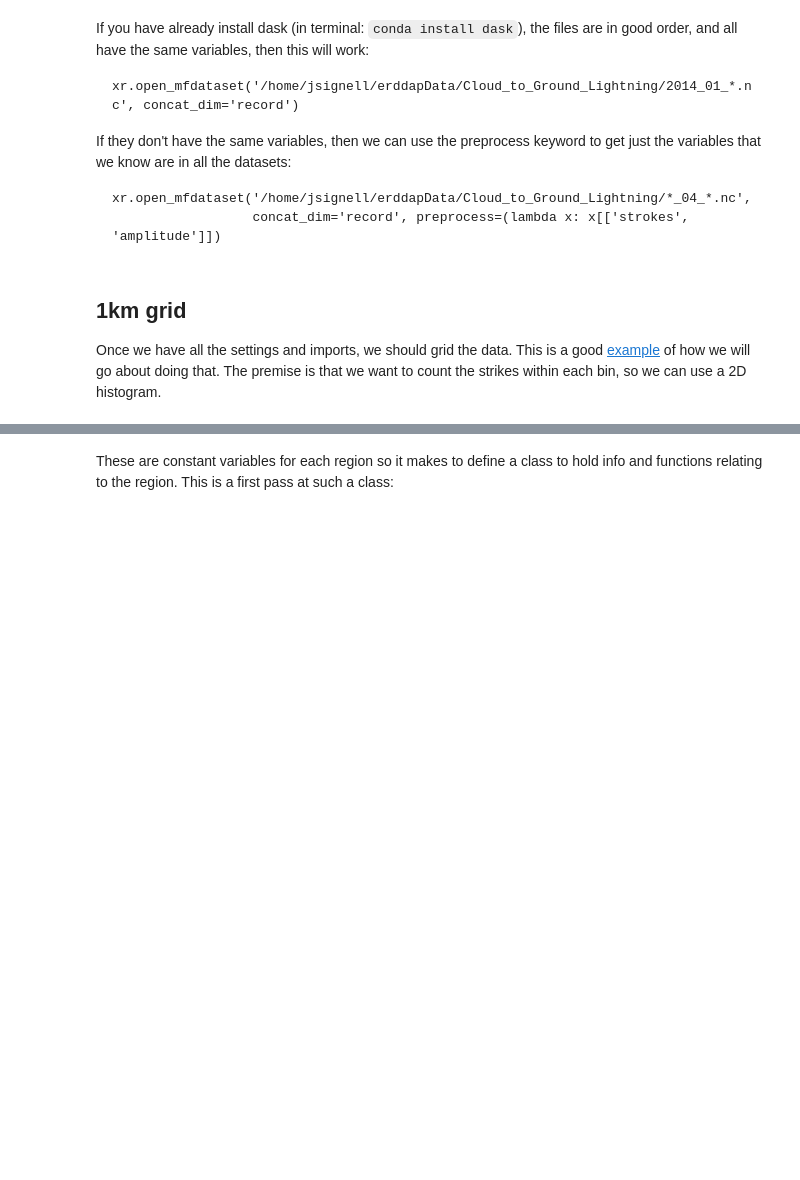
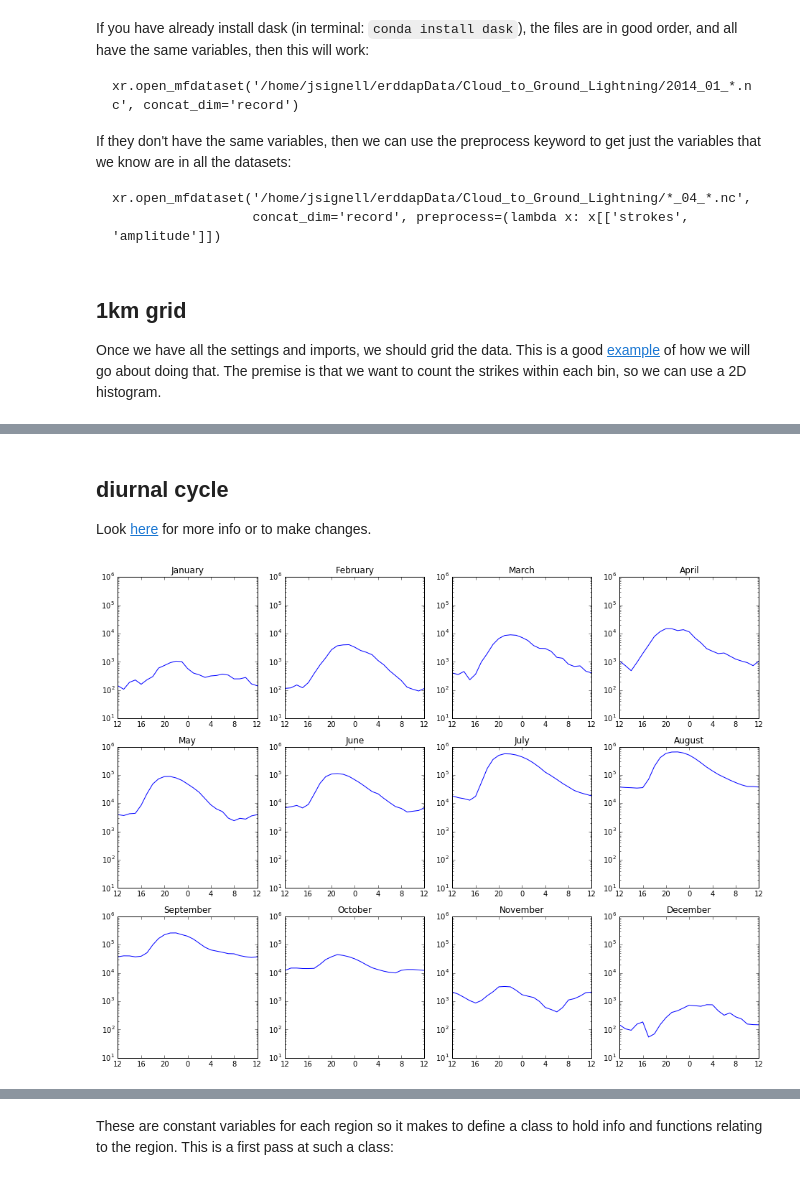
Before and after one commit to jsignell/lightning-tools, a Jupyter notebook: Gridding.ipynb, the cells around one changed output, grey strips where cells are left out. Drawn from its saved outputs; the diff is of its cells as text; code cells hidden in the pictures; blank space fills up the shorter version.

```diff
--- a/Gridding.ipynb
+++ b/Gridding.ipynb
@@ -58,0 +92,17 @@ plt.colorbar(den, ax=ax)
+# %% [markdown]
+## diurnal cycle
+Look [here](#object-orientation) for more info or to make changes.
+# %%
+plt.figure(figsize=(16, 12))
+for m in months.keys():
+    ax = plt.subplot(3, 4, m)
+    ax.plot([np.sum(MMDC_grid[m][hr]) for hr in h])
+    ax.set_xticks(range(0,25,4))
+    ax.set_xticklabels([h[n] for n in range(0,25,4)])
+    ax.set_ylim(10**1, 10**6)
+    ax.semilogy()
+    ax.set_xlim(0,24)
+    ax.set_title(months[m])
+plt.savefig('output/Cedar City mean monthly diurnal cycle.png')
+# %% [output]
+[figure, added]
```
Also changed, not shown: parts of 23 cells of this notebook.
